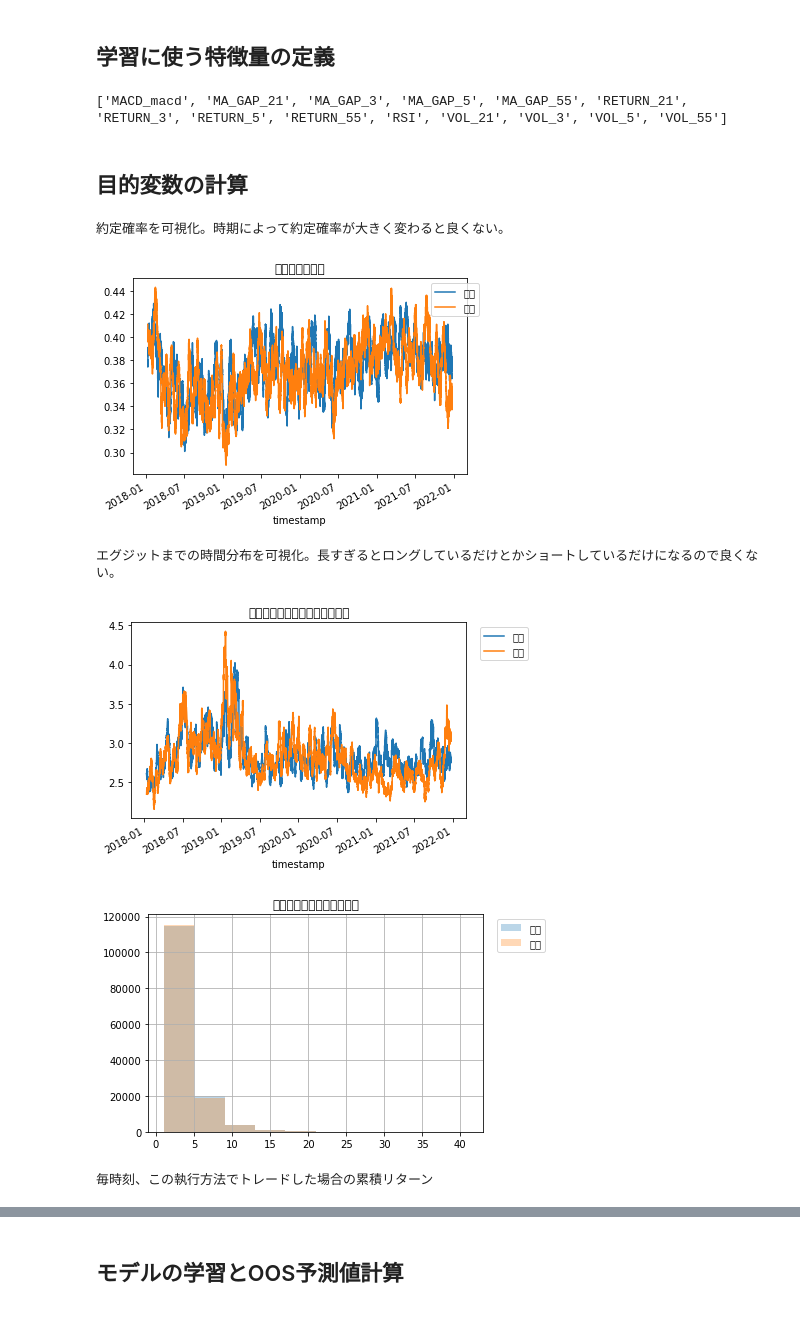
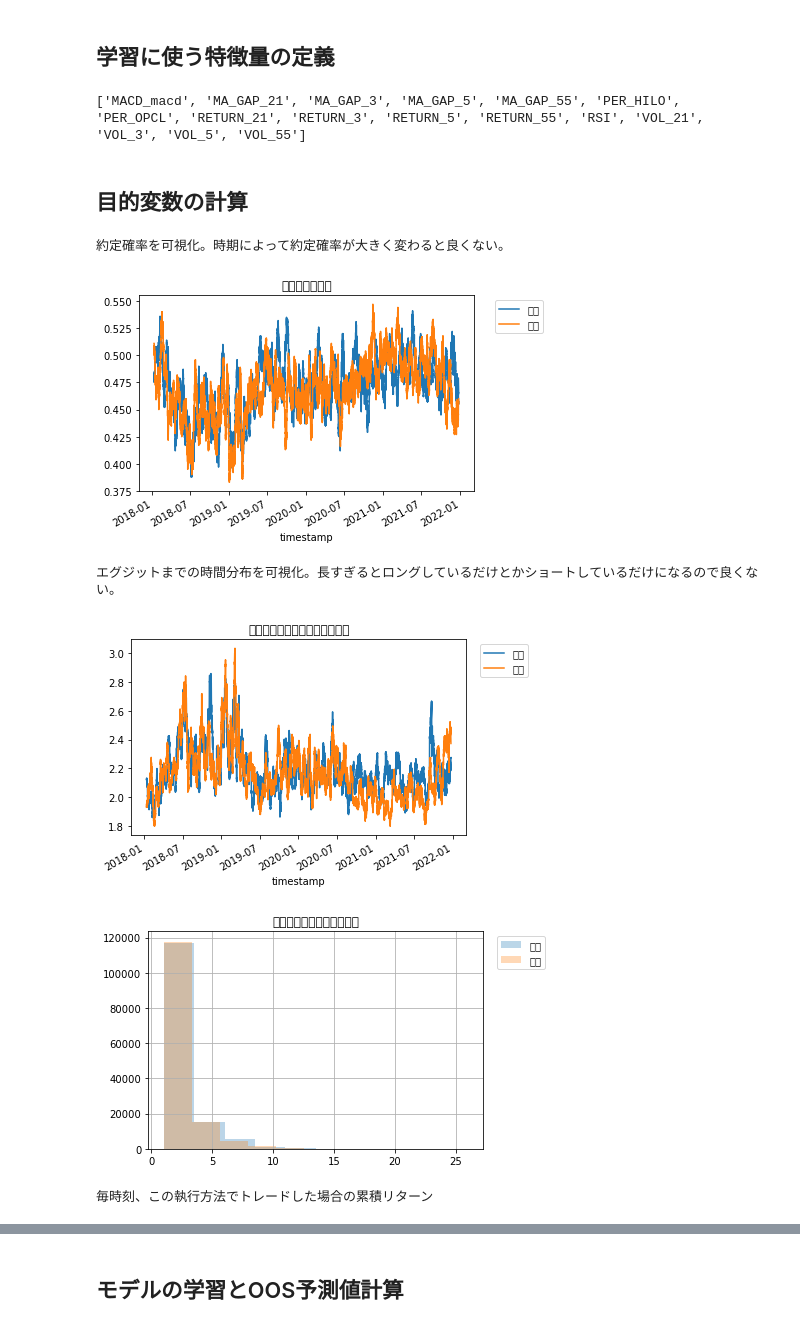
Before and after one commit to yydevelop/bot, a Jupyter notebook: bitflyerbot/tutorial-bitflyer.ipynb, the cells around one changed output, grey strips where cells are left out. Saved outputs shown, nothing was run; the diff lists cells and outputs as text; code cells hidden in the pictures.

```diff
--- a/bitflyerbot/tutorial-bitflyer.ipynb
+++ b/bitflyerbot/tutorial-bitflyer.ipynb
@@ -237,7 +255,7 @@ df.to_pickle('df_bf_fx_features.pkl')
 ## 学習に使う特徴量の定義
 # %%
 features = sorted([
-#     'ADX',
+    #  'ADX',
 #     'ADXR',
 #     'APO',
 #     'AROON_aroondown',
@@ -251,7 +269,7 @@ features = sorted([
 #     'MFI',
 # #     'MINUS_DI',
 # #     'MINUS_DM',
-#     'MOM',
+    # 'MOM',
 # #     'PLUS_DI',
 # #     'PLUS_DM',
 #     'RSI',
@@ -301,11 +319,13 @@ features = sorted([
     'VOL_55',
     'RETURN_55',
     'MA_GAP_55',
+    'PER_OPCL',
+    'PER_HILO',
 ])
 
 print(features)
 # %% [output]
-['MACD_macd', 'MA_GAP_21', 'MA_GAP_3', 'MA_GAP_5', 'MA_GAP_55', 'RETURN_21', 'RETURN_3', 'RETURN_5', 'RETURN_55', 'RSI', 'VOL_21', 'VOL_3', 'VOL_5', 'VOL_55']
+['MACD_macd', 'MA_GAP_21', 'MA_GAP_3', 'MA_GAP_5', 'MA_GAP_55', 'PER_HILO', 'PER_OPCL', 'RETURN_21', 'RETURN_3', 'RETURN_5', 'RETURN_55', 'RSI', 'VOL_21', 'VOL_3', 'VOL_5', 'VOL_55']
 # %% [markdown]
 ## 目的変数の計算
 # %%
@@ -329,7 +349,8 @@ df = pd.read_pickle('df_bf_fx_features.pkl')
 pips = 1
 
 # ATRで指値距離を計算します
-limit_price_dist = df['ATR'] * 0.5
+#limit_price_dist = df['ATR'] * 0.5
+limit_price_dist = df['ATR'] * 0.4
 limit_price_dist = np.maximum(1, (limit_price_dist / pips).round().fillna(1)) * pips
 
 # 終値から両側にlimit_price_distだけ離れたところに、買い指値と売り指値を出します
@@ -385,35 +406,35 @@ df['sell_cost'] = np.where(
 print('約定確率を可視化。時期によって約定確率が大きく変わると良くない。')
 df['buy_executed'].rolling(1000).mean().plot(label='買い')
 df['sell_executed'].rolling(1000).mean().plot(label='売り')
 plt.title('約定確率の推移')
 plt.legend(bbox_to_anchor=(1.05, 1))
 plt.show()
 
 print('エグジットまでの時間分布を可視化。長すぎるとロングしているだけとかショートしているだけになるので良くない。')
 df['buy_fet'].rolling(1000).mean().plot(label='買い')
 df['sell_fet'].rolling(1000).mean().plot(label='売り')
 plt.title('エグジットまでの平均時間推移')
 plt.legend(bbox_to_anchor=(1.2, 1))
 plt.show()
 
 df['buy_fet'].hist(alpha=0.3, label='買い')
 df['sell_fet'].hist(alpha=0.3, label='売り')
 plt.title('エグジットまでの時間分布')
 plt.legend(bbox_to_anchor=(1.2, 1))
 plt.show()
 
 print('毎時刻、この執行方法でトレードした場合の累積リターン')
 df['y_buy'].cumsum().plot(label='買い')
 df['y_sell'].cumsum().plot(label='売り')
 plt.title('累積リターン')
 plt.legend(bbox_to_anchor=(1.05, 1))
 plt.show()
 
 df.to_pickle('df_bf_fx_y.pkl')
 # %% [output]
 約定確率を可視化。時期によって約定確率が大きく変わると良くない。
-[figure, old version]
+[figure, new version]
 エグジットまでの時間分布を可視化。長すぎるとロングしているだけとかショートしているだけになるので良くない。
-[figure, old version]
+[figure, new version]
-[figure, old version]
+[figure, new version]
 毎時刻、この執行方法でトレードした場合の累積リターン
```
Also changed, not shown: parts of 7 cells of this notebook, 1 other file.
